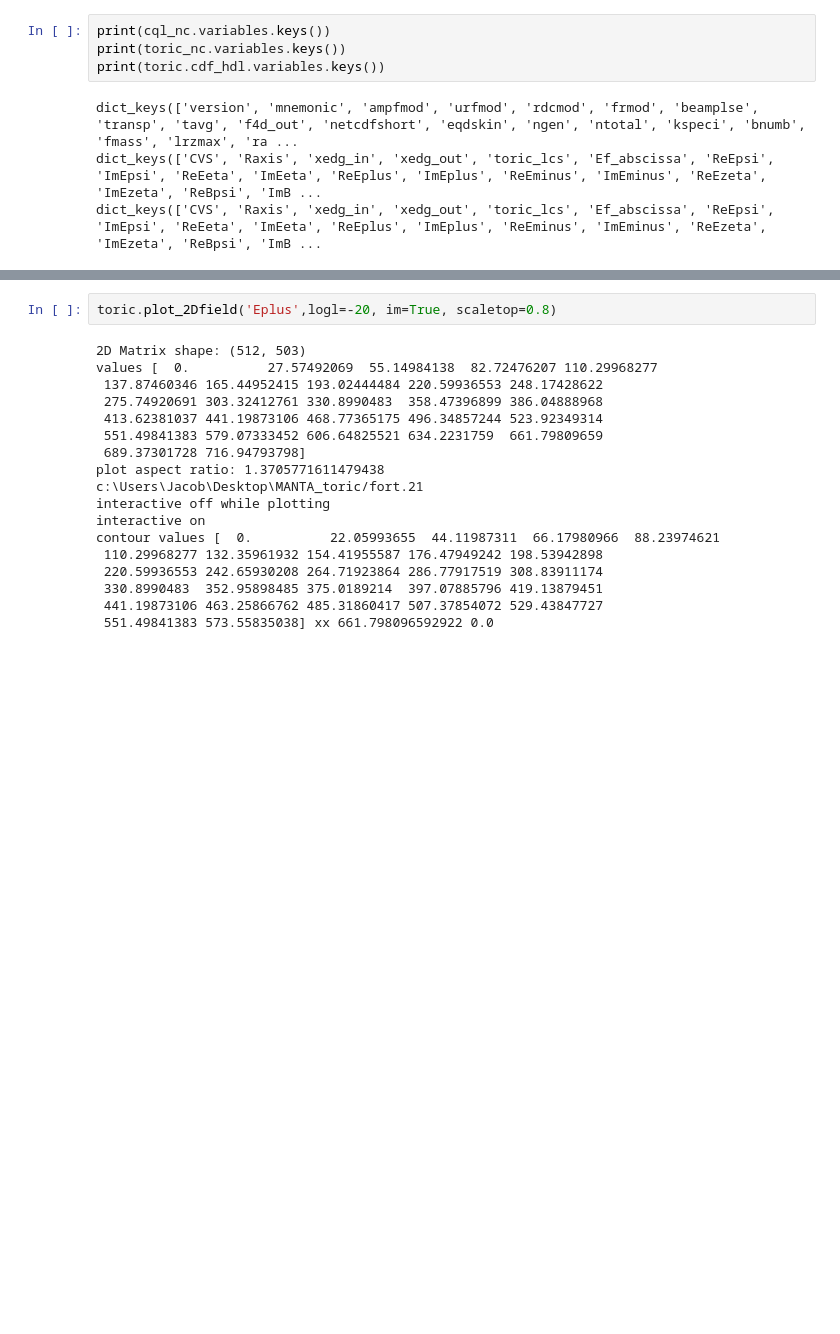
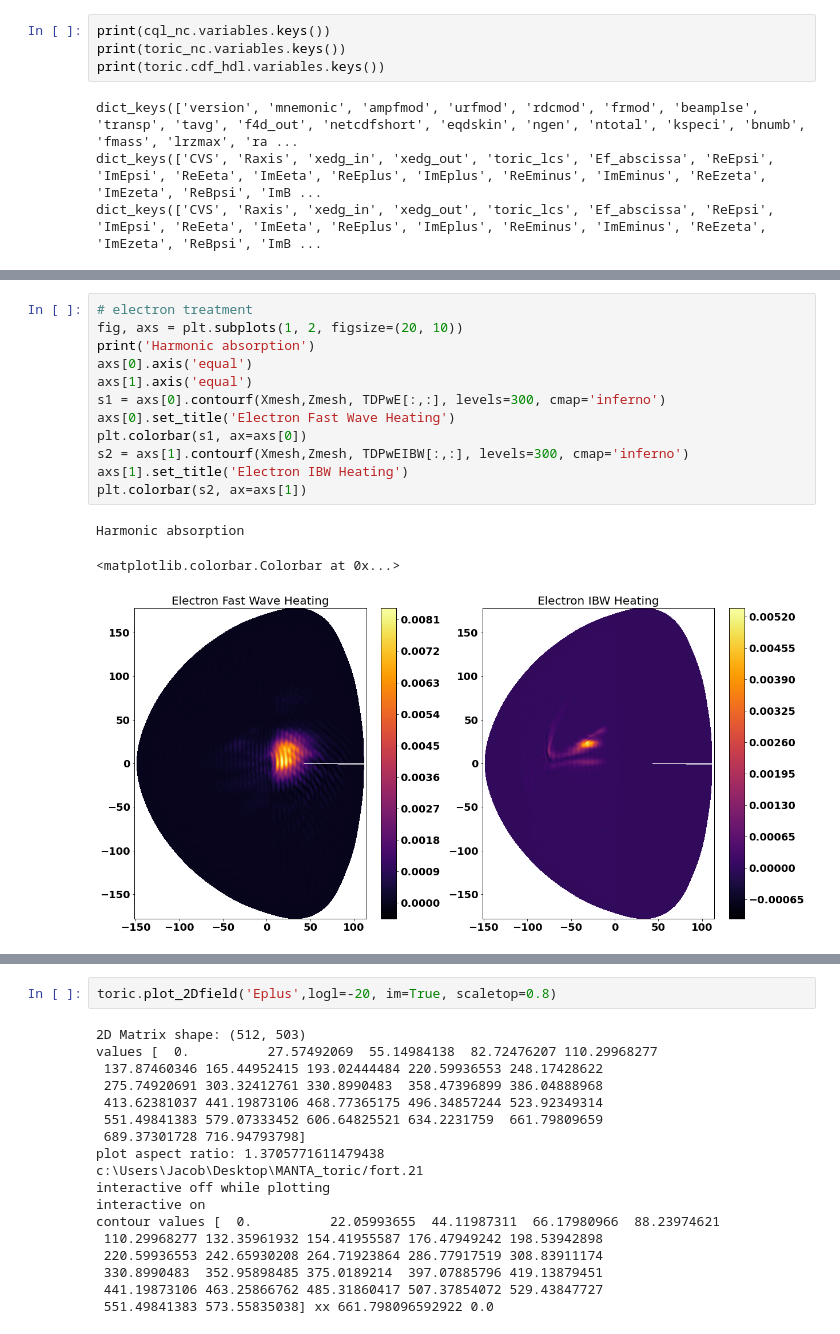
Before and after one commit to vandelij/MANTA_toric, a Jupyter notebook: process_toric_cql.ipynb, the cells around one changed output, grey strips where cells are left out. Saved outputs shown, nothing was run; the diff lists cells and outputs as text; blank space fills up the shorter version.

```diff
--- a/process_toric_cql.ipynb
+++ b/process_toric_cql.ipynb
@@ -168,0 +173,16 @@ Harmonic absorption
+# %%
+# electron treatment
+fig, axs = plt.subplots(1, 2, figsize=(20, 10))
+print('Harmonic absorption')
+axs[0].axis('equal')
+axs[1].axis('equal')
+s1 = axs[0].contourf(Xmesh,Zmesh, TDPwE[:,:], levels=300, cmap='inferno')
+axs[0].set_title('Electron Fast Wave Heating')
+plt.colorbar(s1, ax=axs[0])
+s2 = axs[1].contourf(Xmesh,Zmesh, TDPwEIBW[:,:], levels=300, cmap='inferno')
+axs[1].set_title('Electron IBW Heating')
+plt.colorbar(s2, ax=axs[1])
+# %% [output]
+Harmonic absorption
+<matplotlib.colorbar.Colorbar at 0x...>
+[figure, added]
```
Also changed, not shown: parts of 7 cells of this notebook.
